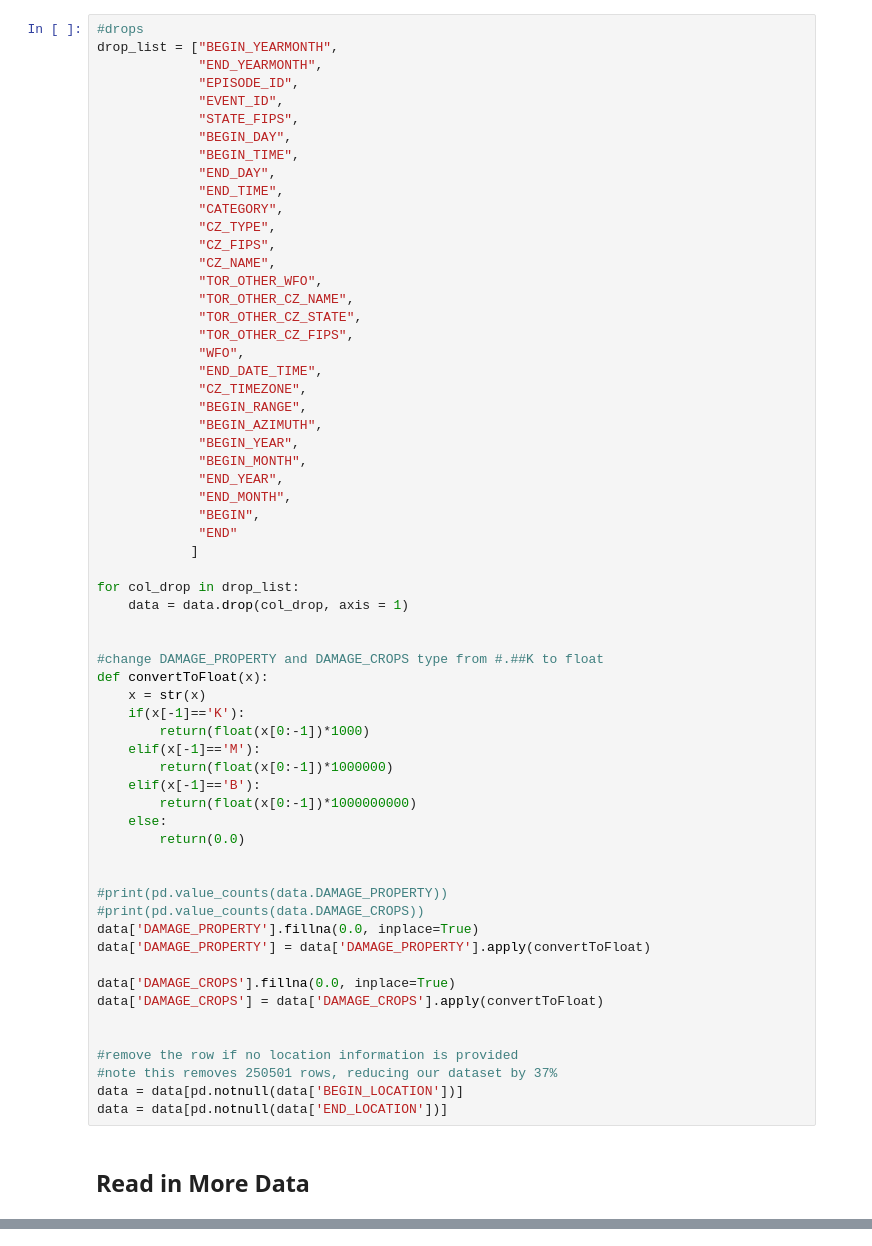
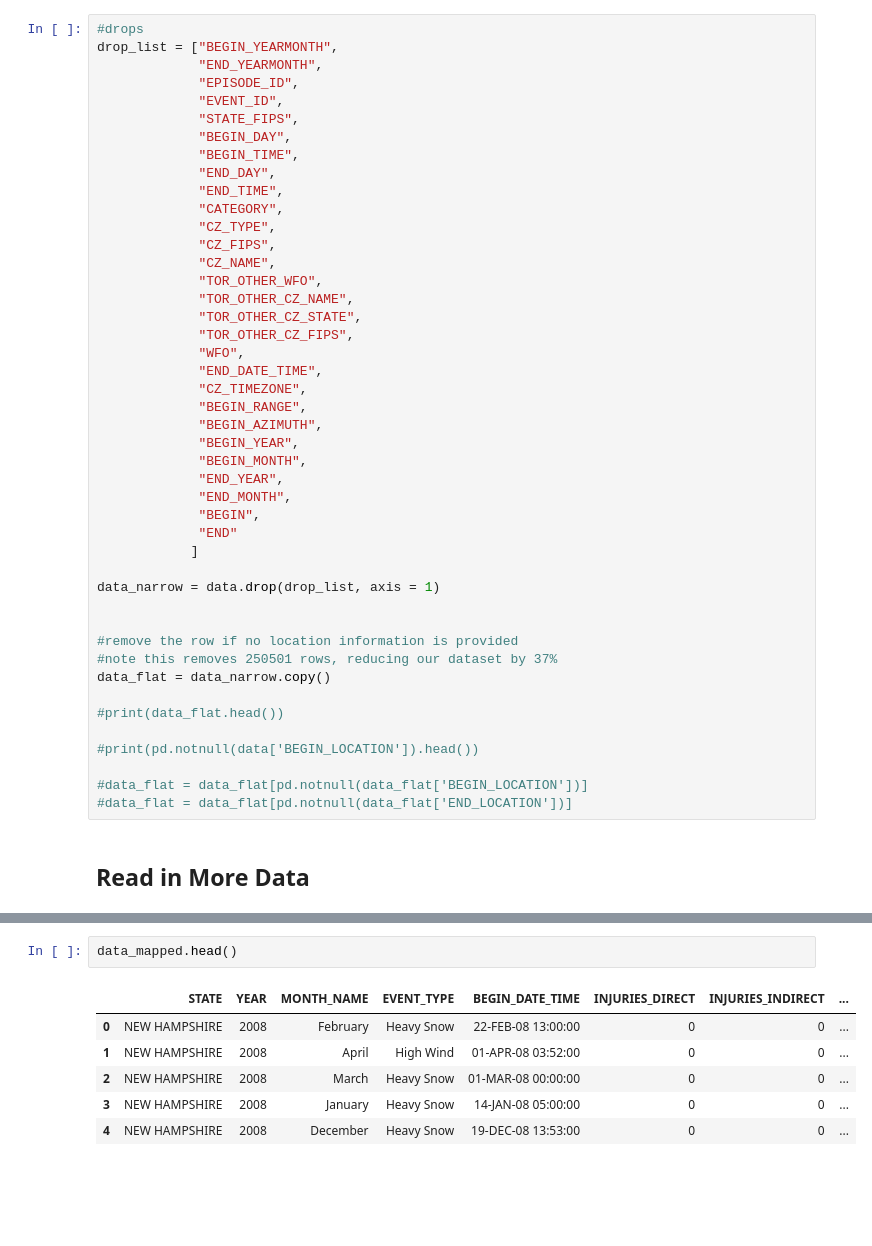
Before and after one commit to freeburgernator/storm_analytics, a Jupyter notebook: Storm_Notebook_Ethan_Dataset_Builder.ipynb, the cells around one changed output, grey strips where cells are left out. Drawn from its saved outputs; the diff is of its cells as text; blank space fills up the shorter version.

```diff
--- a/Storm_Notebook_Ethan_Dataset_Builder.ipynb
+++ b/Storm_Notebook_Ethan_Dataset_Builder.ipynb
@@ -165,36 +194,19 @@ drop_list = ["BEGIN_YEARMONTH",
              "END"
             ]
 
-for col_drop in drop_list:
-    data = data.drop(col_drop, axis = 1)
-
-
-#change DAMAGE_PROPERTY and DAMAGE_CROPS type from #.##K to float
-def convertToFloat(x):
-    x = str(x)
-    if(x[-1]=='K'):
-        return(float(x[0:-1])*1000)
-    elif(x[-1]=='M'):
-        return(float(x[0:-1])*1000000)
-    elif(x[-1]=='B'):
-        return(float(x[0:-1])*1000000000)
-    else:
-        return(0.0)
-
-
-#print(pd.value_counts(data.DAMAGE_PROPERTY))
-#print(pd.value_counts(data.DAMAGE_CROPS))
-data['DAMAGE_PROPERTY'].fillna(0.0, inplace=True)
-data['DAMAGE_PROPERTY'] = data['DAMAGE_PROPERTY'].apply(convertToFloat)
-
-data['DAMAGE_CROPS'].fillna(0.0, inplace=True)
-data['DAMAGE_CROPS'] = data['DAMAGE_CROPS'].apply(convertToFloat)
+data_narrow = data.drop(drop_list, axis = 1)
 
 
 #remove the row if no location information is provided
 #note this removes 250501 rows, reducing our dataset by 37%
-data = data[pd.notnull(data['BEGIN_LOCATION'])]
-data = data[pd.notnull(data['END_LOCATION'])]
+data_flat = data_narrow.copy()
+
+#print(data_flat.head())
+
+#print(pd.notnull(data['BEGIN_LOCATION']).head())
+
+#data_flat = data_flat[pd.notnull(data_flat['BEGIN_LOCATION'])]
+#data_flat = data_flat[pd.notnull(data_flat['END_LOCATION'])]
 # %% [markdown]
 ## Read in More Data
 # %%
@@ -315,0 +296,9 @@ array(['BEGIN_YEARMONTH', 'BEGIN_DAY', 'BEGIN_TIME', 'END_YEARMONTH',
+# %%
+data_mapped.head()
+# %% [output]
+|  | STATE | YEAR | MONTH_NAME | EVENT_TYPE | BEGIN_DATE_TIME | INJURIES_DIRECT | INJURIES_INDIRECT | ... |
+| 0 | NEW HAMPSHIRE | 2008 | February | Heavy Snow | 22-FEB-08 13:00:00 | 0 | 0 | ... |
+| 1 | NEW HAMPSHIRE | 2008 | April | High Wind | 01-APR-08 03:52:00 | 0 | 0 | ... |
+| 2 | NEW HAMPSHIRE | 2008 | March | Heavy Snow | 01-MAR-08 00:00:00 | 0 | 0 | ... |
+| 3 | NEW HAMPSHIRE | 2008 | January | Heavy Snow | 14-JAN-08 05:00:00 | 0 | 0 | ... |
+| 4 | NEW HAMPSHIRE | 2008 | December | Heavy Snow | 19-DEC-08 13:53:00 | 0 | 0 | ... |
```
Also changed, not shown: parts of 25 cells of this notebook.
